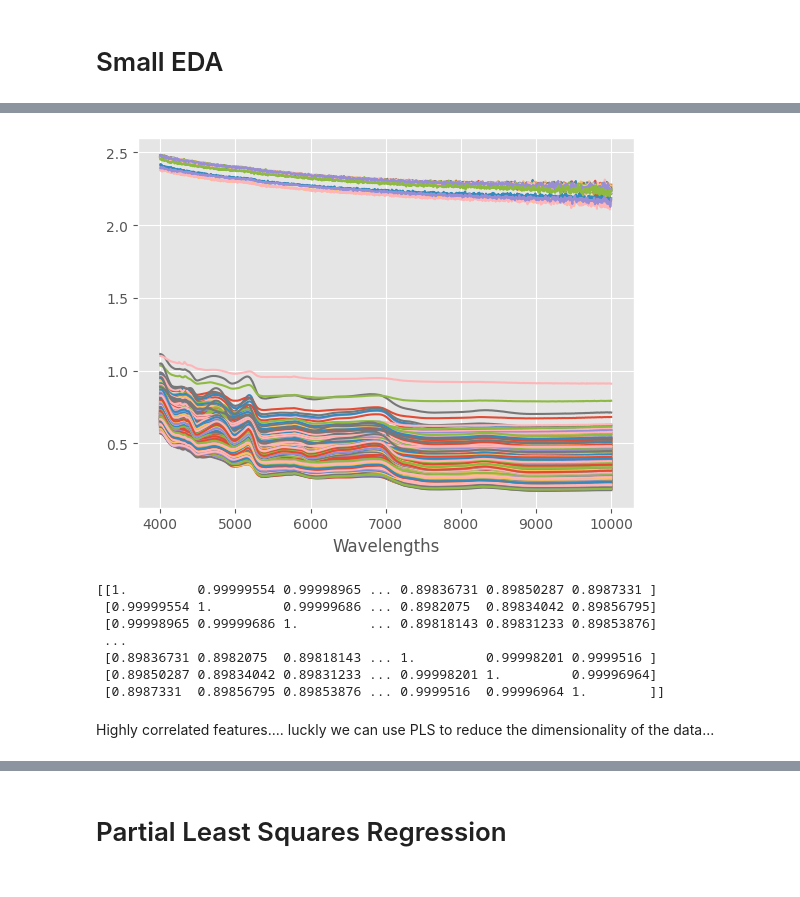
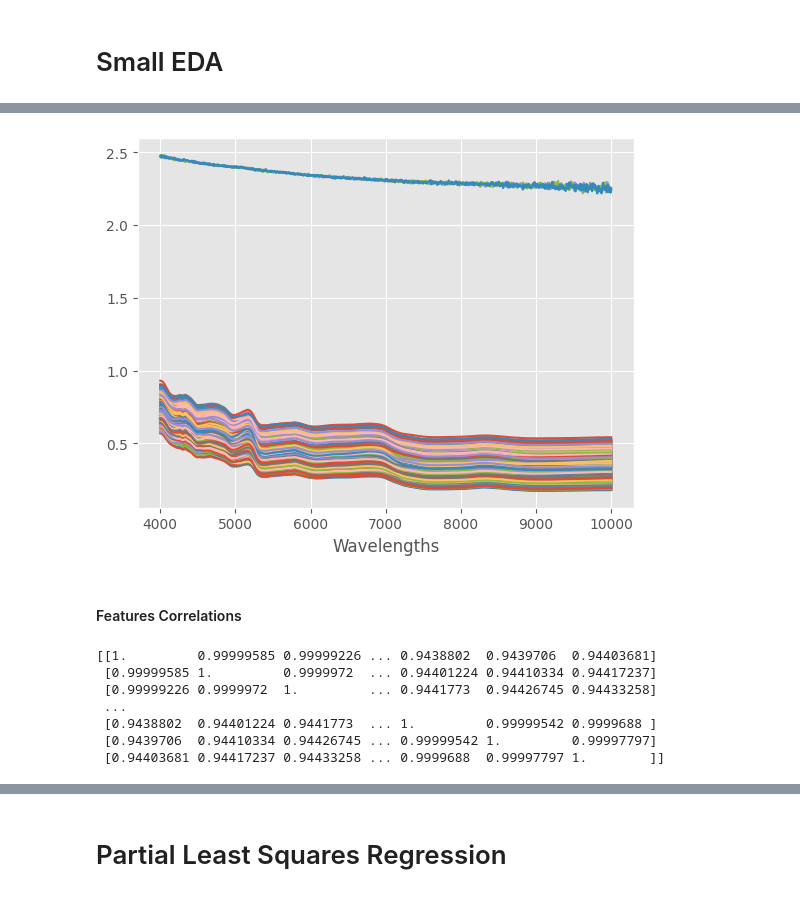
Before and after one commit to Shripad735/Nitrogen-Status-By-Spectroscopy, a Jupyter notebook: PLSR/PLSR.ipynb, the cells around one changed output, grey strips where cells are left out. Saved outputs shown, nothing was run; the diff lists cells and outputs as text; code cells hidden in the pictures.

Commit message:
Changed the dataset and checked response variables correlation

```diff
--- a/PLSR/PLSR.ipynb
+++ b/PLSR/PLSR.ipynb
@@ -9 +8,5 @@ df = pd.read_parquet("../merged_data.parquet")
+# %%
+train = pd.read_parquet("../datasets/train_data.parquet")
+validation = pd.read_parquet("../datasets/validation_data.parquet")
+test = pd.read_parquet("../datasets/test_data.parquet")
 # %%
@@ -18,25 +21,25 @@ df.head()
 5 rows × 1561 columns
 # %%
-wave_columns = df.columns[4:]
+wave_columns = train.columns[4:]
 wavelengths = [float(wavelength) for wavelength in wave_columns]
 
 with plt.style.context('ggplot'):
-    plt.plot(wavelengths,df[wave_columns].T)
+    plt.plot(wavelengths,train[wave_columns].T)
     plt.xlabel("Wavelengths")
     plt.show()
 # %% [output]
-[figure, old version]
+[figure, new version]
+# %% [markdown]
+#### Features Correlations
 # %%
-wave_data = df[wave_columns].to_numpy()
+wave_data = train[wave_columns].to_numpy()
 correlation_matrix = np.corrcoef(wave_data, rowvar=False)
 print(correlation_matrix)
 # %% [output]
-[[1.         0.99999554 0.99998965 ... 0.89836731 0.89850287 0.8987331 ]
- [0.99999554 1.         0.99999686 ... 0.8982075  0.89834042 0.89856795]
- [0.99998965 0.99999686 1.         ... 0.89818143 0.89831233 0.89853876]
+[[1.         0.99999585 0.99999226 ... 0.9438802  0.9439706  0.94403681]
+ [0.99999585 1.         0.9999972  ... 0.94401224 0.94410334 0.94417237]
+ [0.99999226 0.9999972  1.         ... 0.9441773  0.94426745 0.94433258]
  ...
- [0.89836731 0.8982075  0.89818143 ... 1.         0.99998201 0.9999516 ]
- [0.89850287 0.89834042 0.89831233 ... 0.99998201 1.         0.99996964]
- [0.8987331  0.89856795 0.89853876 ... 0.9999516  0.99996964 1.        ]]
+ [0.9438802  0.94401224 0.9441773  ... 1.         0.99999542 0.9999688 ]
+ [0.9439706  0.94410334 0.94426745 ... 0.99999542 1.         0.99997797]
+ [0.94403681 0.94417237 0.94433258 ... 0.9999688  0.99997797 1.        ]]
-# %% [markdown]
-Highly correlated features.... luckly we can use PLS to reduce the dimensionality of the data...
```
Also changed, not shown: parts of 13 cells of this notebook.
